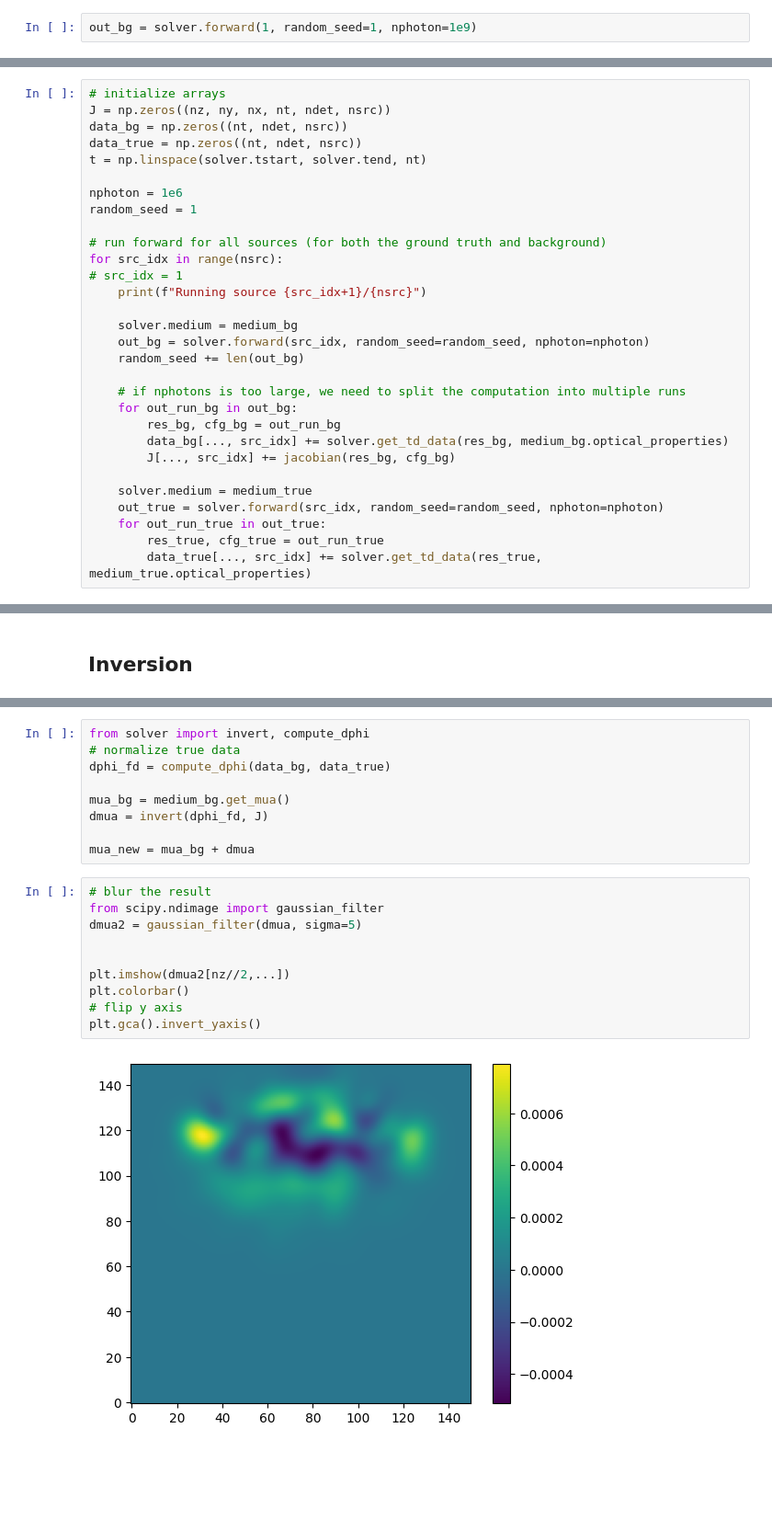
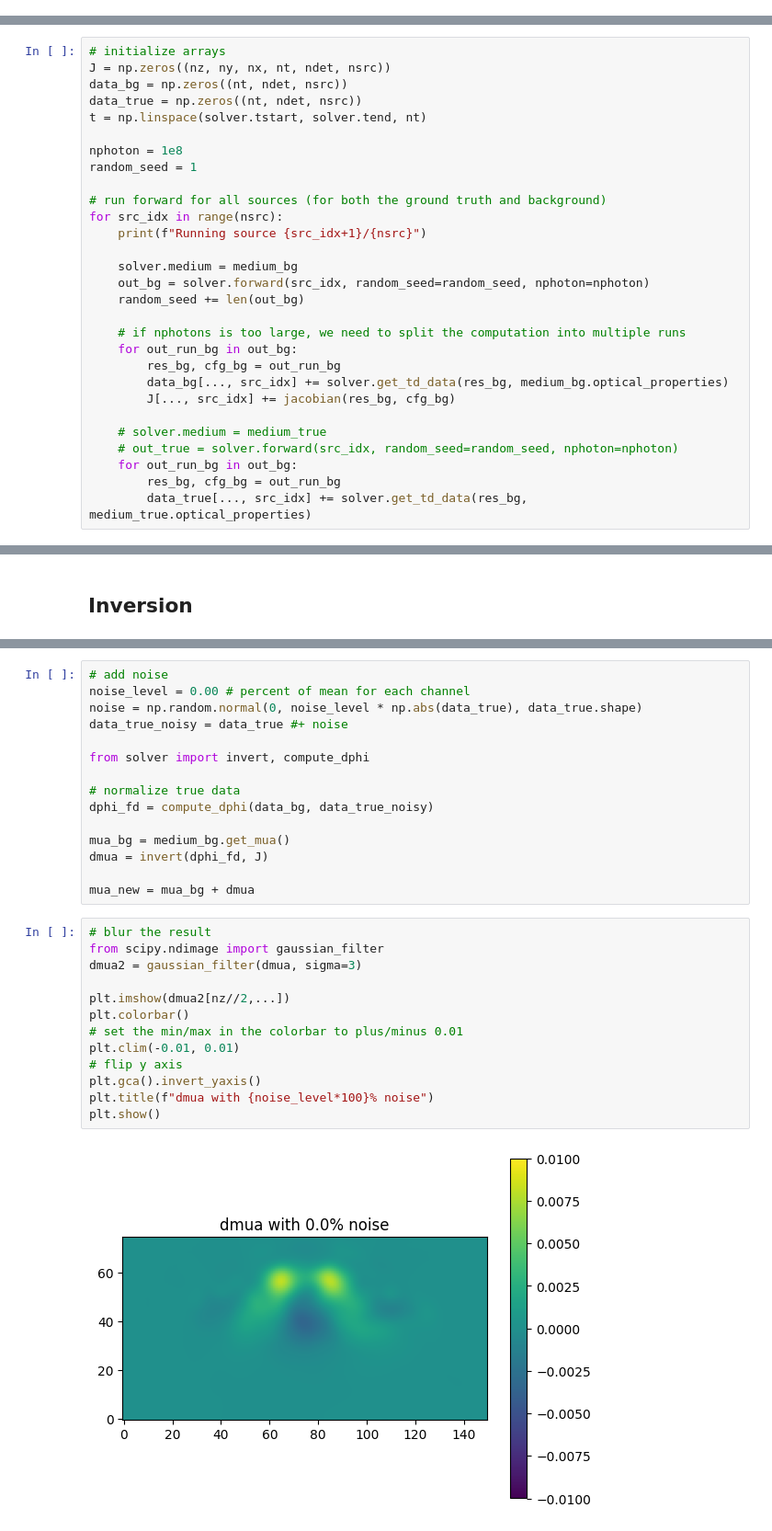
Before and after one commit to neural-imagery/tomography-experiments, a Jupyter notebook: 3d/main.ipynb, the cells around one changed output, grey strips where cells are left out. Shown at 92% size. Cells and saved outputs as stored; diff of their text form; blank space fills up the shorter version.

Commit message:
- save data - add noise

```diff
--- a/3d/main.ipynb
+++ b/3d/main.ipynb
@@ -31,5 +31,3 @@ solver = Solver(medium_bg, sensors, tstart=0, tend=1e-8, tstep=1e-8)
 nx, ny, nz = medium_bg.nx, medium_bg.ny, medium_bg.nz
 ndet, nsrc = sensors.ndet, sensors.nsrc
 nt = solver.nt
-# %%
-out_bg = solver.forward(1, random_seed=1, nphoton=1e9)
@@ -58,12 +38,11 @@ data_bg = np.zeros((nt, ndet, nsrc))
 data_true = np.zeros((nt, ndet, nsrc))
 t = np.linspace(solver.tstart, solver.tend, nt)
 
-nphoton = 1e6
+nphoton = 1e8
 random_seed = 1
 
 # run forward for all sources (for both the ground truth and background)
 for src_idx in range(nsrc):
-# src_idx = 1
     print(f"Running source {src_idx+1}/{nsrc}")
 
     solver.medium = medium_bg
@@ -76,10 +55,10 @@ for src_idx in range(nsrc):
         data_bg[..., src_idx] += solver.get_td_data(res_bg, medium_bg.optical_properties)
         J[..., src_idx] += jacobian(res_bg, cfg_bg)
 
-    solver.medium = medium_true
-    out_true = solver.forward(src_idx, random_seed=random_seed, nphoton=nphoton)
-    for out_run_true in out_true:
-        res_true, cfg_true = out_run_true
-        data_true[..., src_idx] += solver.get_td_data(res_true, medium_true.optical_properties)
+    # solver.medium = medium_true
+    # out_true = solver.forward(src_idx, random_seed=random_seed, nphoton=nphoton)
+    for out_run_bg in out_bg:
+        res_bg, cfg_bg = out_run_bg
+        data_true[..., src_idx] += solver.get_td_data(res_bg, medium_true.optical_properties)
 # %% [output]
 Running source 1/20
@@ -164,7 +159,13 @@ Condition number of J: 1751.6309783269567
 # %%
+# add noise
+noise_level = 0.00 # percent of mean for each channel
+noise = np.random.normal(0, noise_level * np.abs(data_true), data_true.shape)
+data_true_noisy = data_true #+ noise
+
 from solver import invert, compute_dphi
+
 # normalize true data
-dphi_fd = compute_dphi(data_bg, data_true)
+dphi_fd = compute_dphi(data_bg, data_true_noisy)
 
 mua_bg = medium_bg.get_mua()
 dmua = invert(dphi_fd, J)
@@ -173,12 +174,15 @@ mua_new = mua_bg + dmua
 # %%
 # blur the result
 from scipy.ndimage import gaussian_filter
-dmua2 = gaussian_filter(dmua, sigma=5)
-
+dmua2 = gaussian_filter(dmua, sigma=3)
 
 plt.imshow(dmua2[nz//2,...])
 plt.colorbar()
+# set the min/max in the colorbar to plus/minus 0.01
+plt.clim(-0.01, 0.01)
 # flip y axis
 plt.gca().invert_yaxis()
+plt.title(f"dmua with {noise_level*100}% noise")
+plt.show()
 # %% [output]
-[figure, old version]
+[figure, new version]
```
Also changed, not shown: parts of 5 cells of this notebook.
